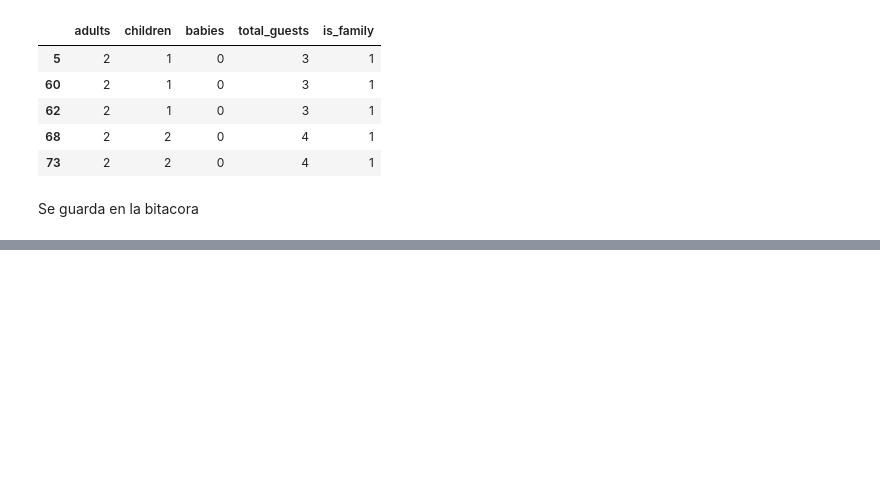
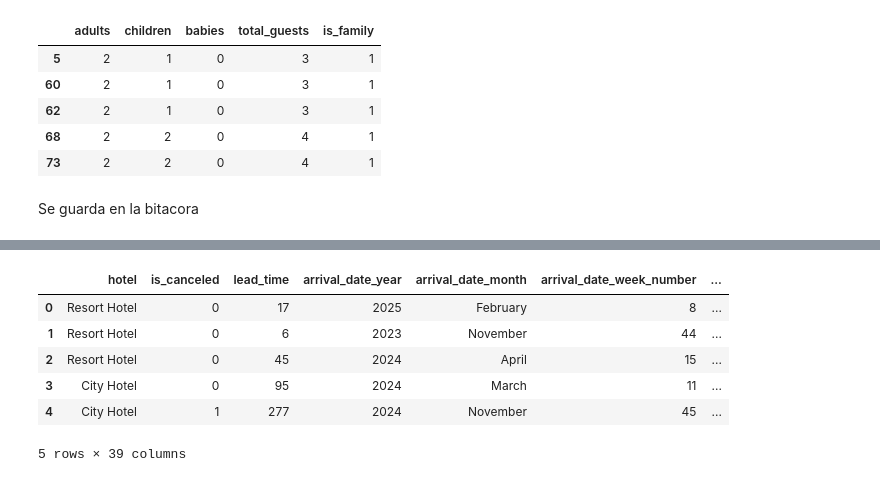
Before and after one commit to MatiasManuelCarro/UTN-TUPAD-Analisis_Datos_TPI, a Jupyter notebook: 5_TPI - Semana 5 - Entrega 2/Matias Carro y Hugo Catalan - Analisis de Datos - TPI - Semana 5 - Entrega 2 .ipynb, the cells around one changed output, grey strips where cells are left out. Saved outputs shown, nothing was run; the diff lists cells and outputs as text; code cells hidden in the pictures; blank space fills up the shorter version.

```diff
--- a/5_TPI - Semana 5 - Entrega 2/Matias Carro y Hugo Catalan - Analisis de Datos - TPI - Semana 5 - Entrega 2 .ipynb
+++ b/5_TPI - Semana 5 - Entrega 2/Matias Carro y Hugo Catalan - Analisis de Datos - TPI - Semana 5 - Entrega 2 .ipynb
@@ -3367,0 +3667,15 @@ registrar_transformacion(
+# %%
+
+
+# Creación de la variable binaria (1 = con cambios, 0 = sin cambios)
+df['has_booking_changes'] = (df['booking_changes'] > 0).astype('int8')
+
+# Distribución y porcentaje
+print("Frecuencias de has_booking_changes:")
+print(df['has_booking_changes'].value_counts())
+print("\nPorcentajes (%):")
+print((df['has_booking_changes'].value_counts(normalize=True) * 100).round(2))
+
+# Tasa de cancelación comparativa (%)
+print("\nCancelación por has_booking_changes (%):")
+print((df.groupby('has_booking_changes')['is_canceled'].mean() * 100).round(2))
@@ -3367,0 +3730,55 @@ registrar_transformacion(
+# %%
+columnas_nuevas = [
+    'has_agent', 'has_company', 'total_stay_nights', 'total_guests',
+    'estimated_stay_amount', 'is_family', 'has_booking_changes', 'lead_time_segment'
+]
+
+# VALIDACIONES DE INTEGRIDAD GENERAL Y TAMAÑO
+registros_eliminados = len(df_original) - len(df)
+assert registros_eliminados >= 0, "Error: Las filas finales no pueden superar a las originales"
+assert len(df) == len(df_original) - registros_eliminados, "Error: Discrepancia en el conteo de registros eliminados"
+assert df[columnas_nuevas].notna().all().all(), "Error: Existen valores nulos en las columnas nuevas"
+
+# VALIDACIONES DE LIMPIEZA (REGLAS DE NEGOCIO Y CONSISTENCIA)
+
+# Validar eliminación de inconsistencias operativas (noches, huéspedes y adultos)
+assert (df['total_stay_nights'] > 0).all(), "Error: Quedaron reservas con 0 noches de estadía"
+assert (df['total_guests'] > 0).all(), "Error: Quedaron reservas con 0 huéspedes totales"
+assert (df['adults'] > 0).all(), "Error: Quedaron reservas sin adultos responsables"
+
+# Validar depuración de outliers imposibles y errores contables
+assert (df['adr'] >= 0).all(), "Error: Se detectaron tarifas diarias (ADR) negativas"
+
+# Validar unificación de categorías y tratamiento de nulos
+assert 'Undefined' not in df['meal'].values, "Error: La categoría Undefined en meal no fue reemplazada"
+assert df['agent'].isnull().sum() == 0 and df['company'].isnull().sum() == 0, "Error: Quedan valores nulos en agent o company"
+
+
+#VALIDACIONES DE TRANSFORMACIÓN (INDICADORES BINARIOS Y AGRUPACIONES)
+
+# Validar que las variables binarias solo contengan valores {0, 1}
+columnas_binarias = ['has_agent', 'has_company', 'is_family', 'has_booking_changes']
+for col in columnas_binarias:
+    assert set(df[col].unique()).issubset({0, 1}), f"Error: {col} contiene valores distintos de 0 y 1"
+
+# Validar que las categorías minoritarias fueron agrupadas en 'Other'
+assert not set(['Aviation', 'Complementary']).intersection(set(df['market_segment'].unique())), "Error: Categorías minoritarias en market_segment no agrupadas"
+assert 'GDS' not in df['distribution_channel'].values, "Error: La categoría GDS no fue agrupada en distribution_channel"
+
+# Validar que el importe estimado no sea negativo
+assert (df['estimated_stay_amount'] >= 0).all(), "Error: estimated_stay_amount contiene valores negativos"
+
+print("Todas las validaciones pasaron correctamente.")
+
+
+# 4. SALIDA INFORMATIVA DEL ESTADO FINAL
+
+print('Filas originales:', len(df_original))
+print('Registros eliminados durante la limpieza:', registros_eliminados)
+print('Filas del dataset preparado:', len(df))
+print('Columnas:', len(df.columns))
+print('\nColumnas Nuevas (Nuevas variables):')
+print(columnas_nuevas)
+print('\nVista del dataset preparado:')
+display(df.head())
+# %% [output]
@@ -3367,0 +3795,7 @@ registrar_transformacion(
+|  | hotel | is_canceled | lead_time | arrival_date_year | arrival_date_month | arrival_date_week_number | ... |
+| 0 | Resort Hotel | 0 | 17 | 2025 | February | 8 | ... |
+| 1 | Resort Hotel | 0 | 6 | 2023 | November | 44 | ... |
+| 2 | Resort Hotel | 0 | 45 | 2024 | April | 15 | ... |
+| 3 | City Hotel | 0 | 95 | 2024 | March | 11 | ... |
+| 4 | City Hotel | 1 | 277 | 2024 | November | 45 | ... |
+5 rows × 39 columns
```
Also changed, not shown: parts of 47 cells of this notebook, 2 other files.
